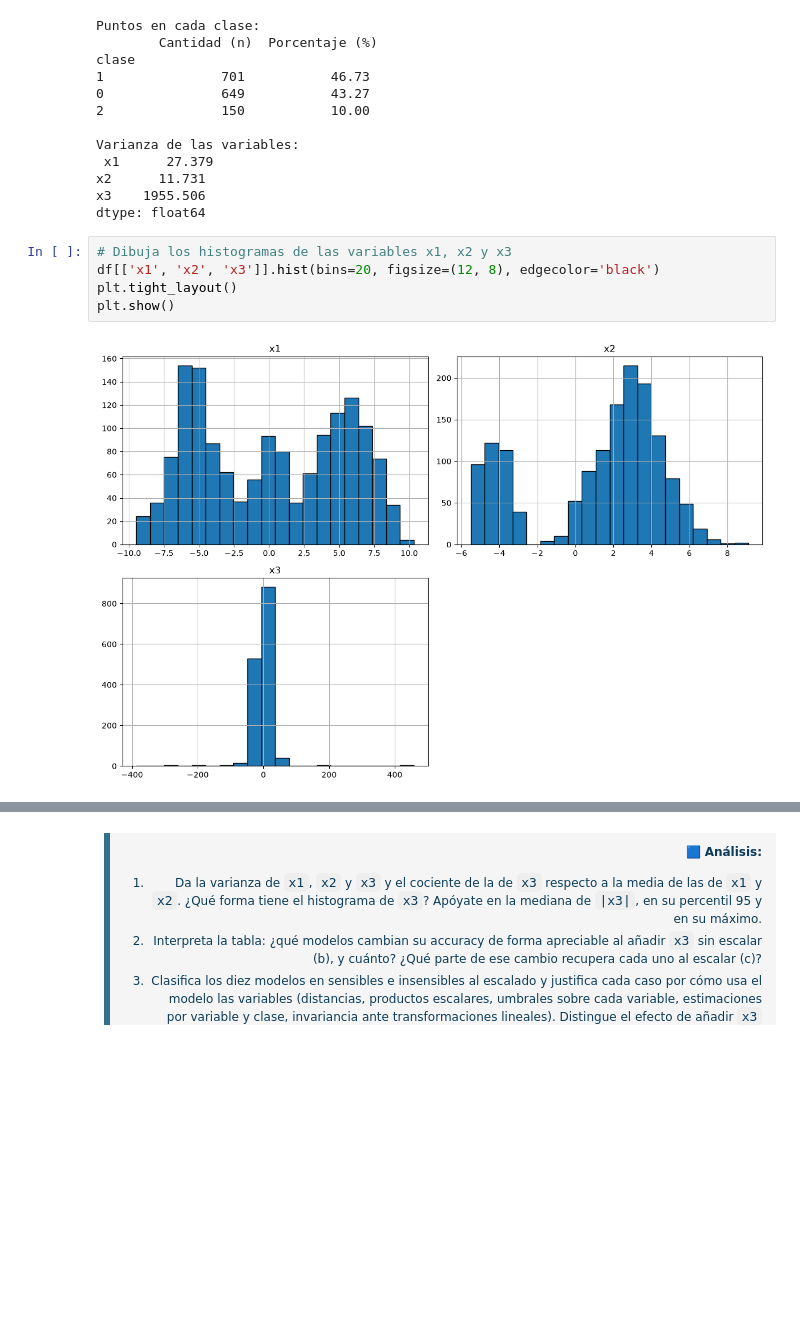
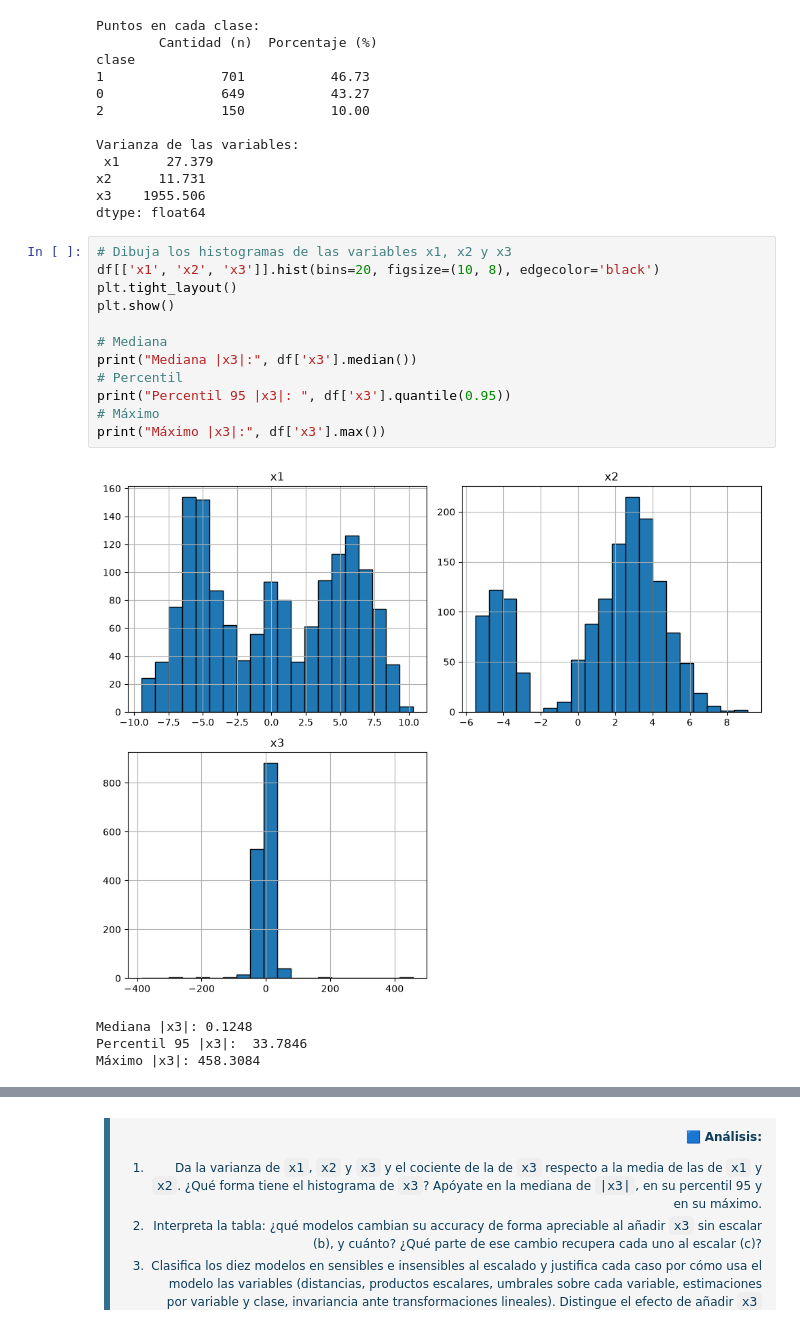
Before and after one commit to Axton-Industries/Aprendizaje-Automatico, a Jupyter notebook: PEC3/M2_891_20262_PEC3_Enunciado.ipynb, the cells around one changed output, grey strips where cells are left out. Saved outputs shown, nothing was run; the diff lists cells and outputs as text; blank space fills up the shorter version.

```diff
--- a/PEC3/M2_891_20262_PEC3_Enunciado.ipynb
+++ b/PEC3/M2_891_20262_PEC3_Enunciado.ipynb
@@ -242,8 +243,18 @@ x3    1955.506
 dtype: float64
 # %%
 # Dibuja los histogramas de las variables x1, x2 y x3
-df[['x1', 'x2', 'x3']].hist(bins=20, figsize=(12, 8), edgecolor='black')
+df[['x1', 'x2', 'x3']].hist(bins=20, figsize=(10, 8), edgecolor='black')
 plt.tight_layout()
 plt.show()
+
+# Mediana
+print("Mediana |x3|:", df['x3'].median())
+# Percentil
+print("Percentil 95 |x3|: ", df['x3'].quantile(0.95))
+# Máximo
+print("Máximo |x3|:", df['x3'].max())
 # %% [output]
-[figure, old version]
+[figure, new version]
+Mediana |x3|: 0.1248
+Percentil 95 |x3|:  33.7846
+Máximo |x3|: 458.3084
```
Also changed, not shown: parts of 3 cells of this notebook.
